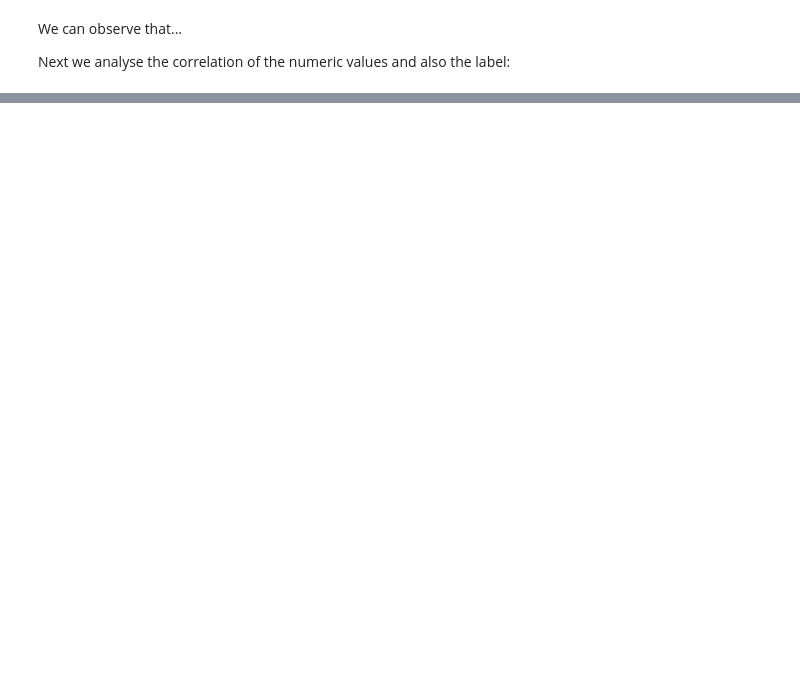
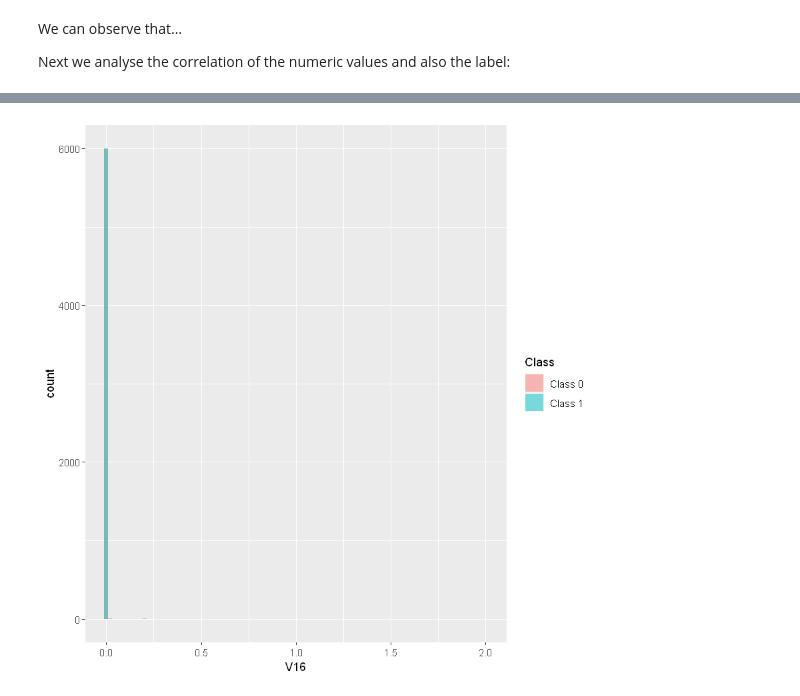
Before and after one commit to gmestre98/Data-Mining-First-Project, a Jupyter notebook: Project_1.ipynb, the cells around one changed output, grey strips where cells are left out. Cells and saved outputs as stored; diff of their text form; code cells hidden in the pictures; blank space fills up the shorter version.

```diff
--- a/Project_1.ipynb
+++ b/Project_1.ipynb
@@ -88,11 +143,15 @@ plot_correlation(train_data[, 7:37])
 # %%
-class1 <- data.frame(V34 = train_data[train_data[37]=='_1_', 34])
-class0 <- data.frame(V34 = train_data[train_data[37]=='_0_', 34])
+interesting <- (train_data$V11)^2 + (train_data$V13)^2
+
+class1 <- data.frame(V16 = interesting[(train_data[37]=='_1_')])
+class0 <- data.frame(V16 = interesting[(train_data[37]=='_0_')])
 
 class1$Class <- 'Class 1'
 class0$Class <- 'Class 0'
 
 classCounts <- rbind(class1, class0)
 
-ggplot(classCounts, aes(V34, fill = Class)) +
+ggplot(classCounts, aes(V16, fill = Class)) +
    geom_histogram(alpha = 0.5, aes(y = ..count..), position = 'identity', bins = 100)
+# %% [output]
+[figure, added]
```
Also changed, not shown: parts of 8 cells of this notebook.
